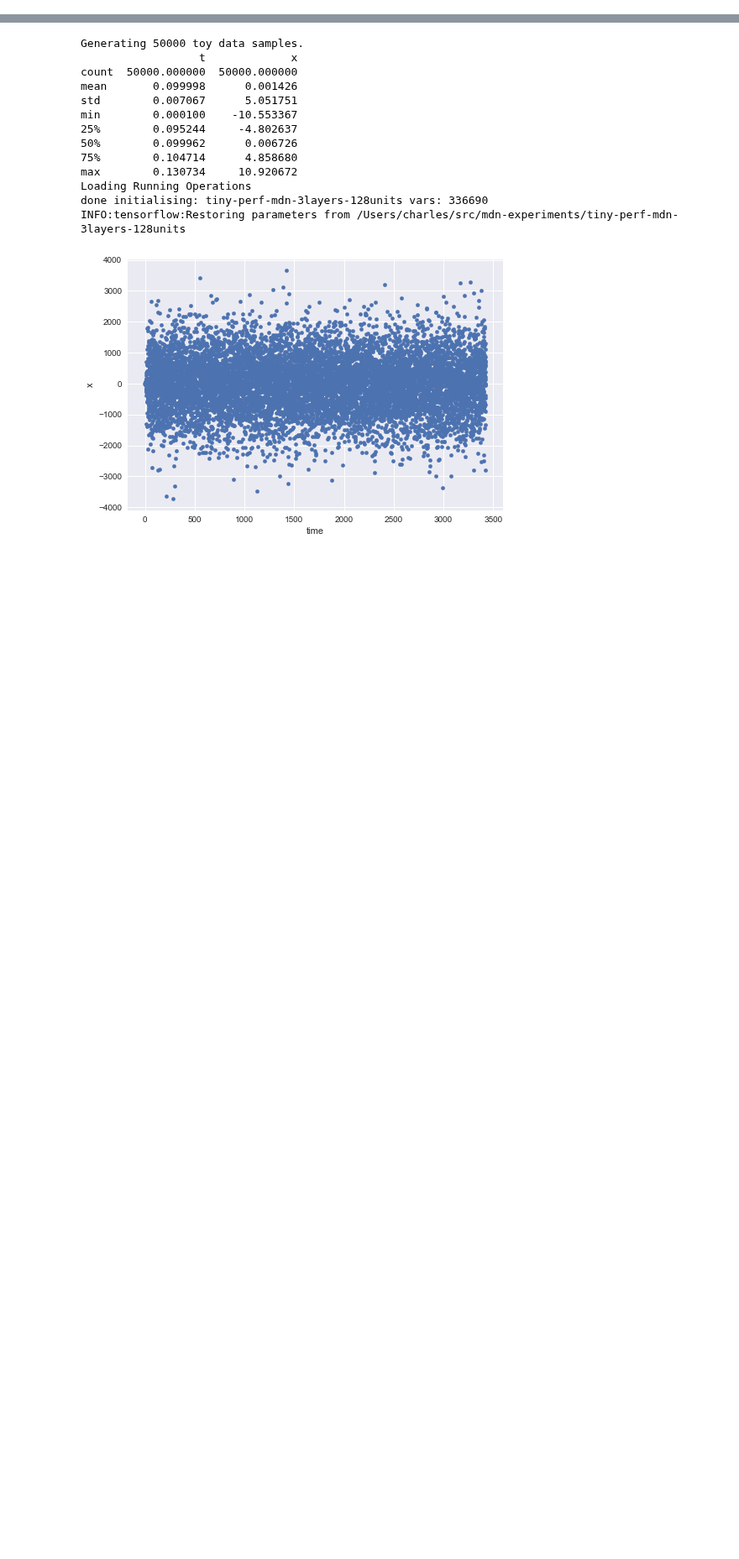
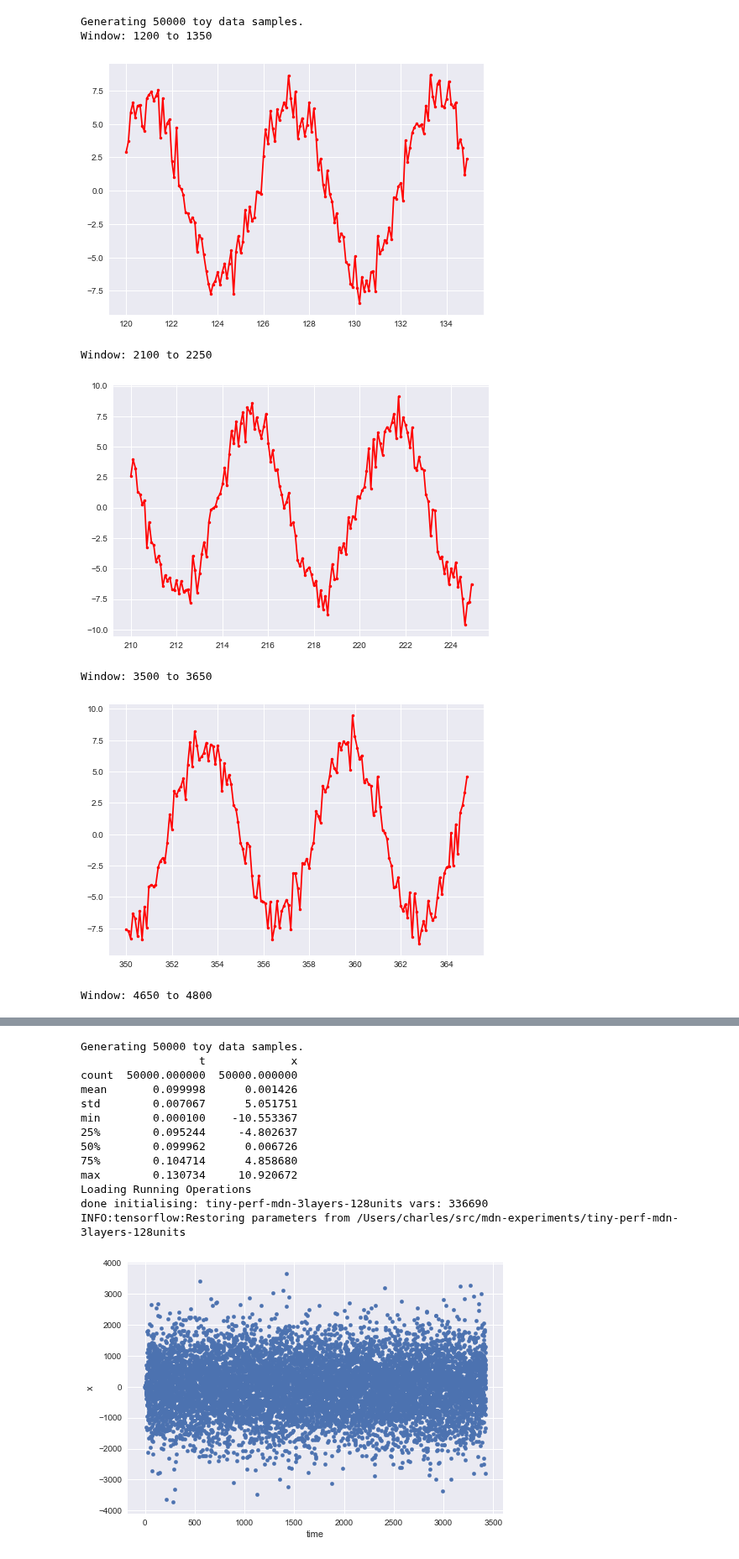
Before and after one commit to cpmpercussion/impsy, a Jupyter notebook: musical-mdn.ipynb, the cells around one changed output, grey strips where cells are left out. Shown at 84% size. Cells and saved outputs as stored; diff of their text form; code cells hidden in the pictures; blank space fills up the shorter version.

```diff
--- a/musical-mdn.ipynb
+++ b/musical-mdn.ipynb
@@ -9,23 +9,35 @@ import time
 # %%
 def generate_data():
     """Generating some Slightly fuzzy sine wave data."""
     NSAMPLE = 50000
     print("Generating",str(NSAMPLE), "toy data samples.")
     t_data = np.float32(np.array(range(NSAMPLE))/10.0)
     t_interval = t_data[1] - t_data[0]
     t_r_data = np.random.normal(0,t_interval/20.0,size=NSAMPLE)
     t_data = t_data + t_r_data
 
     r_data = np.random.normal(size=NSAMPLE)
     x_data = np.sin(t_data) * 7.0 + r_data * 1.0
     df = pd.DataFrame({'t':t_data, 'x':x_data})
 
-    #plt.show(df[500:600].plot.scatter('t','x'))
-    df.t = df.t.diff()
-    df.t = df.t.fillna(1e-4)
-    print(df.describe())
+    window = 150
+    for n in [1200,2100,3500,4650,5212,6060]:
+        print("Window:", str(n),'to',str(n+window))
+        plt.plot(df[n:n+window].t, df[n:n+window].x, '.r-')
+        plt.show()
 
-    #plt.figure(figsize=(8, 8))
-    #plt.plot(t_data,x_data,'ro', alpha=0.3)
-    #plt.show()
+    plt.figure(figsize=(8, 8))
+    plt.plot(t_data,x_data,'ro', alpha=0.3)
+    plt.show()
     return np.array(df)
+
+perf_df = generate_data()
+# %% [output]
+Generating 50000 toy data samples.
+Window: 1200 to 1350
+[figure, added]
+Window: 2100 to 2250
+[figure, added]
+Window: 3500 to 3650
+[figure, added]
+Window: 4650 to 4800
```
Also changed, not shown: parts of 1 cell of this notebook, 2 other files.
